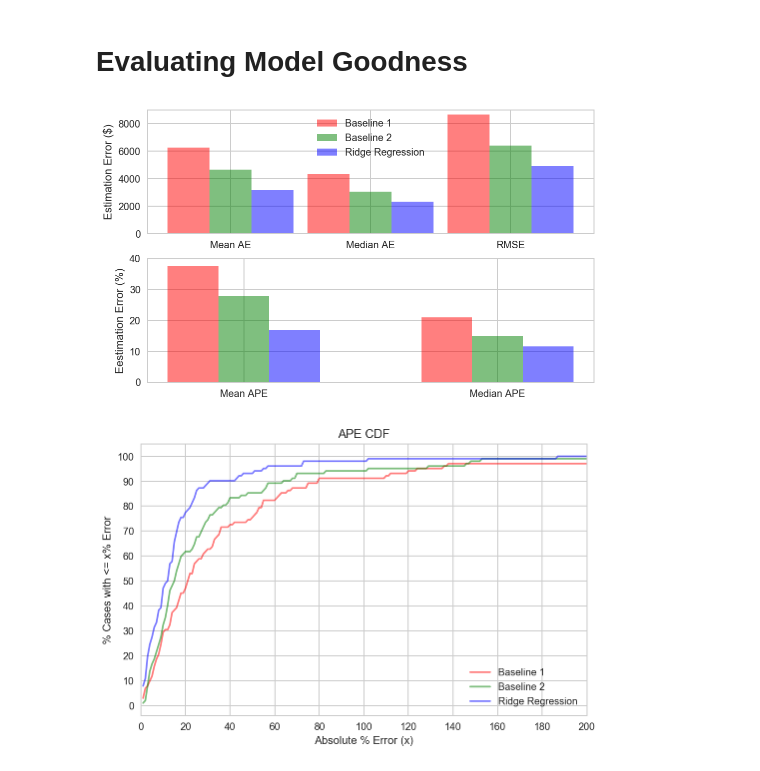
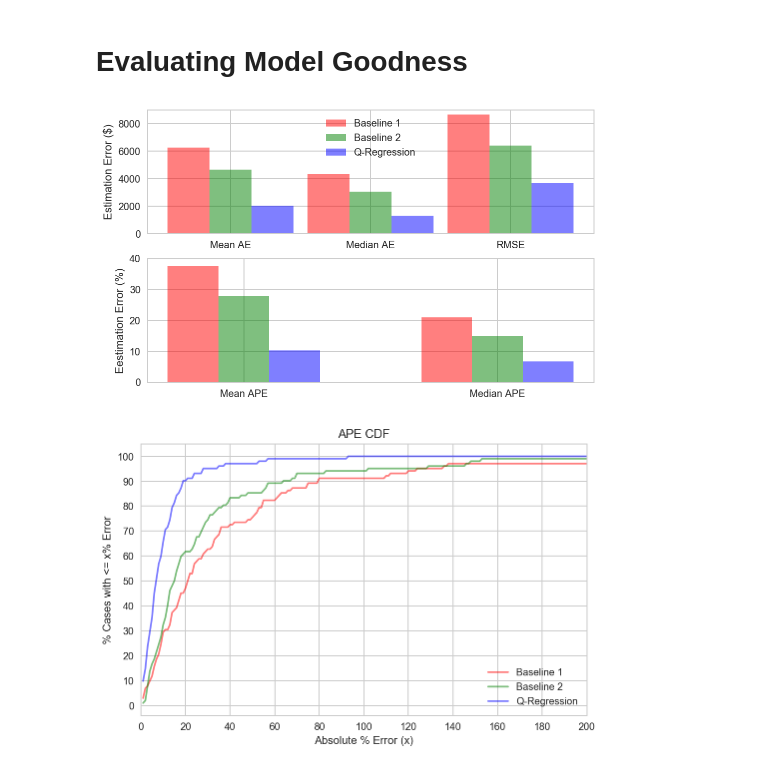
Before and after one commit to thampiman/msdn-digp-blog, a Jupyter notebook: measuring_model_goodness/Regression.ipynb, the cells around one changed output. Saved outputs shown, nothing was run; the diff lists cells and outputs as text; code cells hidden in the pictures.

Commit message:
Quantile regression using GBTs + automation plots

```diff
--- a/measuring_model_goodness/Regression.ipynb
+++ b/measuring_model_goodness/Regression.ipynb
@@ -154,11 +148,15 @@ y_train = df_train[['MEDV']].values
 # Perform grid search to determine 'optimum' hyperparameters
 model_pipeline = Pipeline(steps=[('scaler', StandardScaler()),
                                  ('pca', PCA(random_state=42)),
-                                 ('regression', Ridge(random_state=42))])
-alphas = [0.0, 0.1, 1.0, 10.0]
+                                 ('regression', GradientBoostingRegressor(loss='ls',
+                                                                          random_state=42))])
 n_components = [2, 4, 8, 10, 13]
+n_estimators = [10, 100, 500, 1000]
+max_depths = [3, 10, 50, 100]
+
 estimator  = GridSearchCV(model_pipeline, cv=5, n_jobs=4, verbose=5, param_grid=dict(
                                         pca__n_components=n_components,
-                                        regression__alpha=alphas))
+                                        regression__n_estimators=n_estimators,
+                                        regression__max_depth=max_depths))
 estimator.fit(X_train, y_train)
 # %% [output]
@@ -187,3 +187,27 @@ df_test['model_val'] = y_test
+# %%
+alpha = 0.95
+best_model.set_params(**dict(pca__n_components=13,
+                             regression__max_depth=3,
+                             regression__n_estimators=500,
+                             regression__loss='quantile', regression__alpha=alpha))
+best_model.fit(X_train, y_train)
+y_upper = best_model.predict(X_test)
+best_model.set_params(**dict(pca__n_components=13,
+                             regression__max_depth=3,
+                             regression__n_estimators=500,
+                             regression__loss='quantile', regression__alpha=1-alpha))
+best_model.fit(X_train, y_train)
+y_lower = best_model.predict(X_test)
+best_model.set_params(**dict(pca__n_components=13,
+                             regression__max_depth=3,
+                             regression__n_estimators=500,
+                             regression__loss='quantile', regression__alpha=0.5))
+best_model.fit(X_train, y_train)
+y_test = best_model.predict(X_test)
+# %%
+df_test['model_val'] = y_test
+df_test['model_spread'] = y_upper - y_lower # rough measure of IQR/SD
+df_test['model_cov'] = df_test['model_spread'] / df_test['model_val'] # rough measure of coefficient of variation (cov)
 # %% [markdown]
 # Evaluating Model Goodness
 # %%
@@ -228,36 +252,36 @@ def plot_and_save_key_perf_metrics(df, filename):
                 alpha=opacity, color='r',
                 label='Baseline 1')
     ax[0].bar(val_index + bar_width, b2_metrics_val, bar_width,
                     alpha=opacity, color='g',
                     label='Baseline 2')
     ax[0].bar(val_index + 2 * bar_width, reg_metrics_val, bar_width,
                     alpha=opacity, color='b',
-                    label='Ridge Regression')
+                    label='Q-Regression')
     ax[0].set_xticks(val_index + bar_width)
     ax[0].set_xticklabels(val_metrics)
     ax[0].set_ylim([0, 9000])
     ax[0].set_ylabel('Estimation Error ($)')
     ax[0].legend()
 
     bar_width = 0.2
     pc_index = np.arange(len(pc_metrics))
     ax[1].bar(pc_index, b1_metrics_pc, bar_width,
                 alpha=opacity, color='r',
                 label='Baseline 1')
     ax[1].bar(pc_index + bar_width, b2_metrics_pc, bar_width,
                     alpha=opacity, color='g',
                     label='Baseline 2')
     ax[1].bar(pc_index + 2 * bar_width, reg_metrics_pc, bar_width,
                     alpha=opacity, color='b',
-                    label='Ridge Regression')
+                    label='Q-Regression')
     ax[1].set_xticks(pc_index + bar_width)
     ax[1].set_xticklabels(pc_metrics)
     ax[1].set_ylim([0, 40])
     ax[1].set_ylabel('Eestimation Error (%)')
     f.savefig(filename, dpi=200, bbox_inches='tight')
 plot_and_save_key_perf_metrics(df_test, 'images/reg_key_perf_metrics.png')
 # %% [output]
-[figure, old version]
+[figure, new version]
 # %%
 def plot_and_save_ape_cdf(df, filename, min_bin=0, max_bin=301, width=1):
     def compute_pdf_cdf(metric_col):
@@ -273,7 +297,7 @@ def plot_and_save_ape_cdf(df, filename, min_bin=0, max_bin=301, width=1):
     opacity = 0.5
     ax.plot(bins_b1[1:], cumsum_b1, 'r-', alpha=opacity, label='Baseline 1')
     ax.plot(bins_b2[1:], cumsum_b2, 'g-', alpha=opacity, label='Baseline 2')
-    ax.plot(bins_reg[1:], cumsum_reg, 'b-', alpha=opacity, label='Ridge Regression')
+    ax.plot(bins_reg[1:], cumsum_reg, 'b-', alpha=opacity, label='Q-Regression')
     ax.set_xticks(np.arange(min_bin, max_bin, 20))
     ax.set_yticks(np.arange(0, 101, 10))
     ax.set_xlim([0, 200])
@@ -284,4 +308,4 @@ def plot_and_save_ape_cdf(df, filename, min_bin=0, max_bin=301, width=1):
     f.savefig(filename, dpi=200, bbox_inches='tight');
 plot_and_save_ape_cdf(df_test, 'images/ape_cdf.png')
 # %% [output]
-[figure, old version]
+[figure, new version]
```
Also changed, not shown: parts of 8 cells of this notebook, 3 other files.
